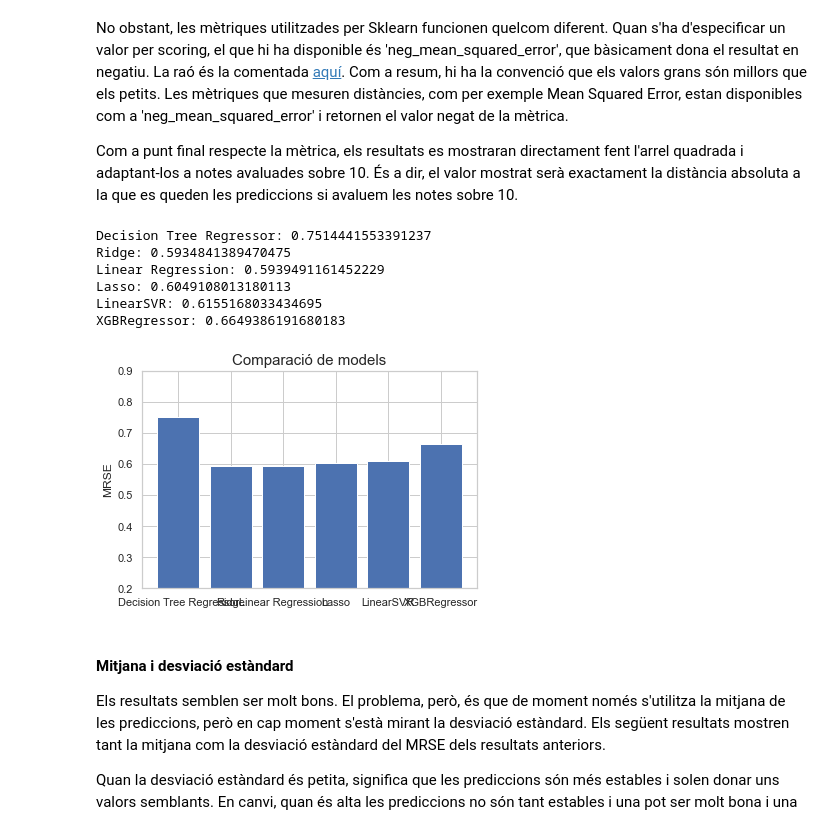
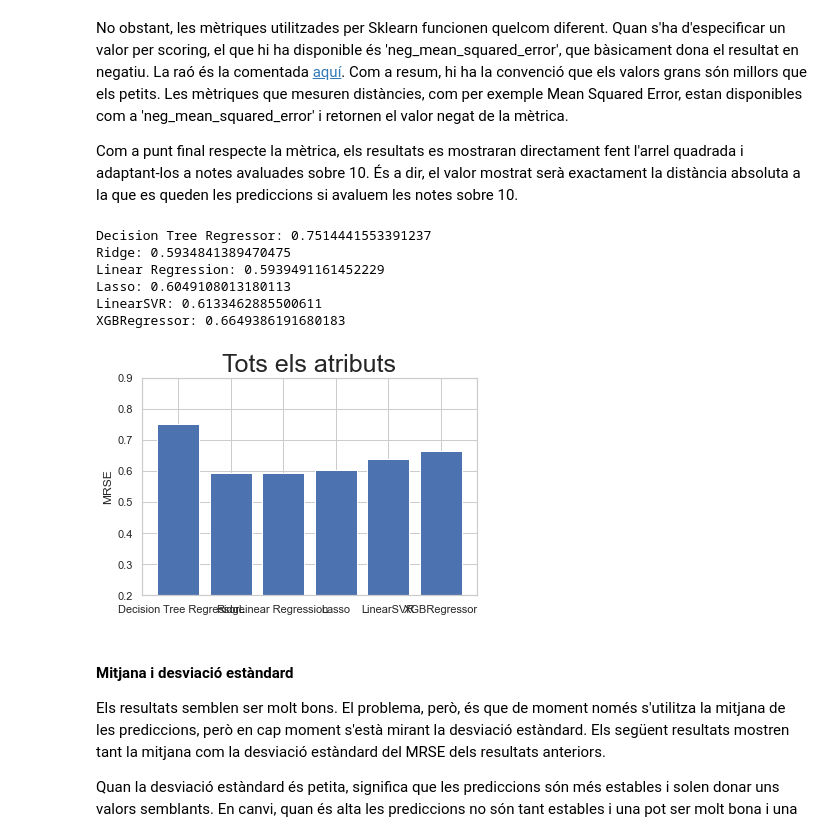
Before and after one commit to marti1999/APC-Cas-Kaggle, a Jupyter notebook: notebooks/develop/notebook.ipynb, the cells around one changed output. Saved outputs shown, nothing was run; the diff lists cells and outputs as text; code cells hidden in the pictures.

```diff
--- a/notebooks/develop/notebook.ipynb
+++ b/notebooks/develop/notebook.ipynb
@@ -276,37 +276,37 @@ from sklearn.svm import LinearSVR
 import xgboost as xgb
 
 from sklearn.model_selection import cross_val_score
 
 names = ['Decision Tree Regressor','Ridge', 'Linear Regression',  'Lasso', 'LinearSVR', 'XGBRegressor']
 
 clf_list = [DecisionTreeRegressor(random_state=0),
             Ridge(),
             LinearRegression(),
             Lasso(),
             LinearSVR(),
             xgb.XGBRegressor()]
 
 scores = []
 for name, clf in zip(names, clf_list):
     print(name, end=': ')
     print(abs(cross_val_score(clf, x, y, cv=kf, scoring='neg_root_mean_squared_error').mean()/2))
     scores.append(abs(cross_val_score(clf, x, y, cv=kf, scoring='neg_root_mean_squared_error').mean()/2))
 
 x_pos = [i for i, _ in enumerate (names)]
 plt.bar(x_pos, scores)
-plt.ylabel('MRSE')
-plt.title('Comparació de models', fontsize=15)
+plt.ylabel('RMSE')
+plt.title('Tots els atributs', fontsize=25)
 plt.xticks(x_pos, names)
 plt.ylim([0.2, 0.9])
 plt.show()
 # %% [output]
 Decision Tree Regressor: 0.7514441553391237
 Ridge: 0.5934841389470475
 Linear Regression: 0.5939491161452229
 Lasso: 0.6049108013180113
-LinearSVR: 0.6155168033434695
+LinearSVR: 0.6133462885500611
 XGBRegressor: 0.6649386191680183
-[figure, old version]
+[figure, new version]
 # %% [markdown]
 #### Mitjana i desviació estàndard
 Els resultats semblen ser molt bons. El problema, però, és que de moment només s'utilitza la mitjana de les prediccions, però en cap moment s'està mirant la desviació estàndard.
```
Also changed, not shown: parts of 2 cells of this notebook, 1 other file.
